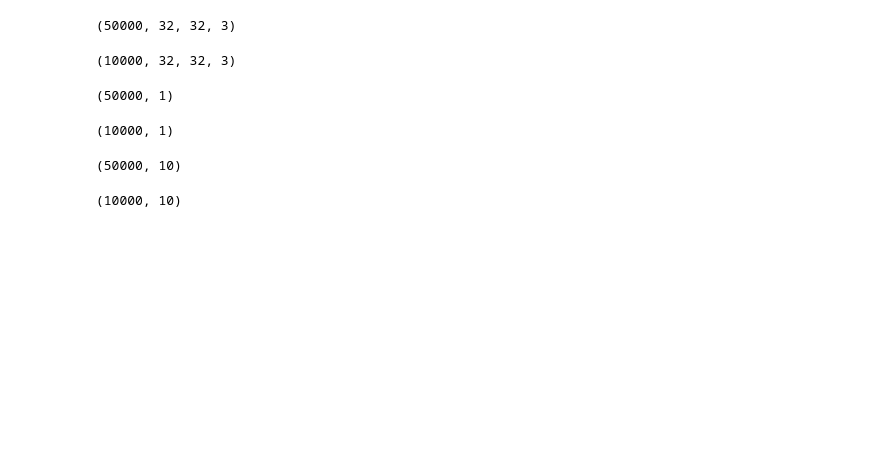
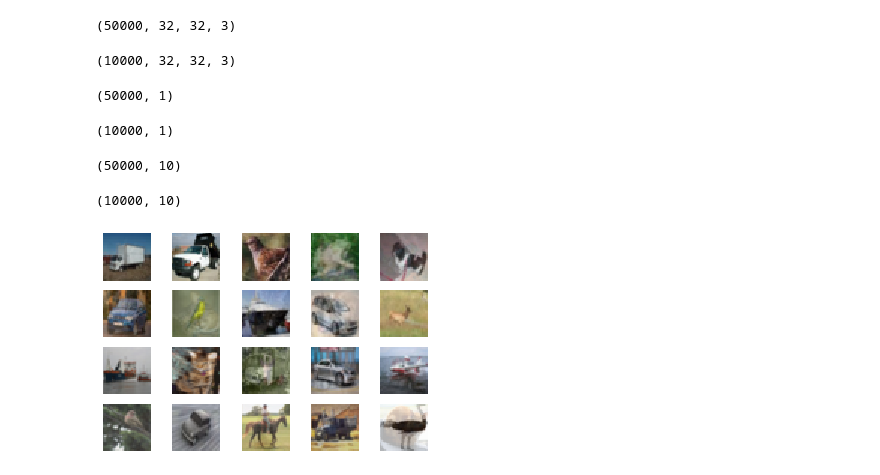
Before and after one commit to houstonsantos/CassavaLeafDisease, a Jupyter notebook: mixup_teste.ipynb, the cells around one changed output. Drawn from its saved outputs; the diff is of its cells as text; code cells hidden in the pictures; blank space fills up the shorter version.

```diff
--- a/mixup_teste.ipynb
+++ b/mixup_teste.ipynb
@@ -35,3 +35,16 @@ y_train.shape
 y_test.shape
 # %% [output]
 (10000, 10)
+# %%
+generator1 = MixupGenerator(x_train, y_train, alpha=1.0)()
+# %%
+x, y = next(generator1)
+cols, rows = 5, 4
+img_num = cols * rows
+
+for i in range(img_num):
+    plt.subplot(rows, cols, i + 1)
+    plt.imshow(x[i].astype(np.uint8), interpolation="nearest")
+    plt.axis('off')
+# %% [output]
+[figure, added]
```
Also changed, not shown: 1 other file.
